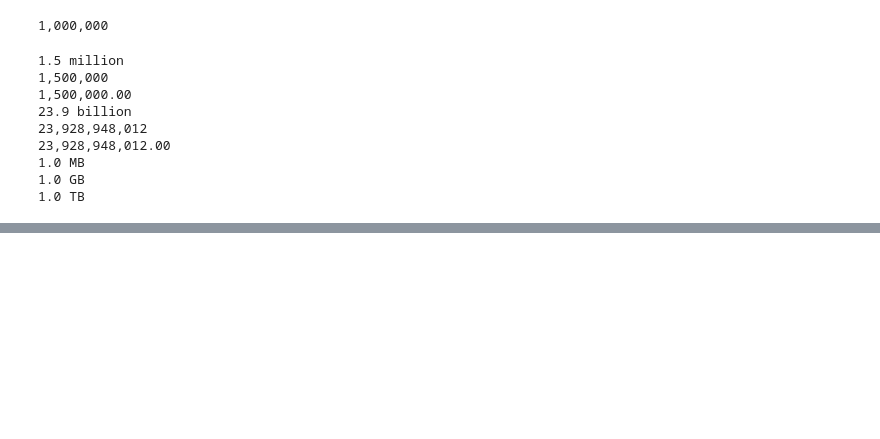
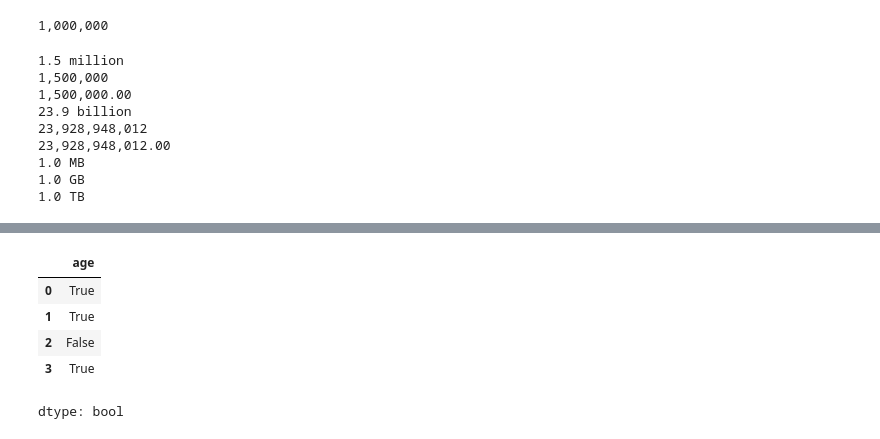
Before and after one commit to hkvoluntary/kenfilPythonDisney, a Jupyter notebook: extra.ipynb, the cells around one changed output, grey strips where cells are left out. Drawn from its saved outputs; the diff is of its cells as text; code cells hidden in the pictures; blank space fills up the shorter version.

```diff
--- a/extra.ipynb
+++ b/extra.ipynb
@@ -164,0 +265,11 @@ print(another_list)
+# %%
+# numpy.isreal(array) : Test element-wise whether it is a real number or not(not infinity or not Not a Number)
+# panda.map: The map() function executes a specified function for each item in an iterable. The item is sent to the function as a parameter.
+df1['age'].map(np.isreal)
+# %% [output]
+|  | age |
+| 0 | True |
+| 1 | True |
+| 2 | False |
+| 3 | True |
+dtype: bool
```
Also changed, not shown: parts of 31 cells of this notebook.
